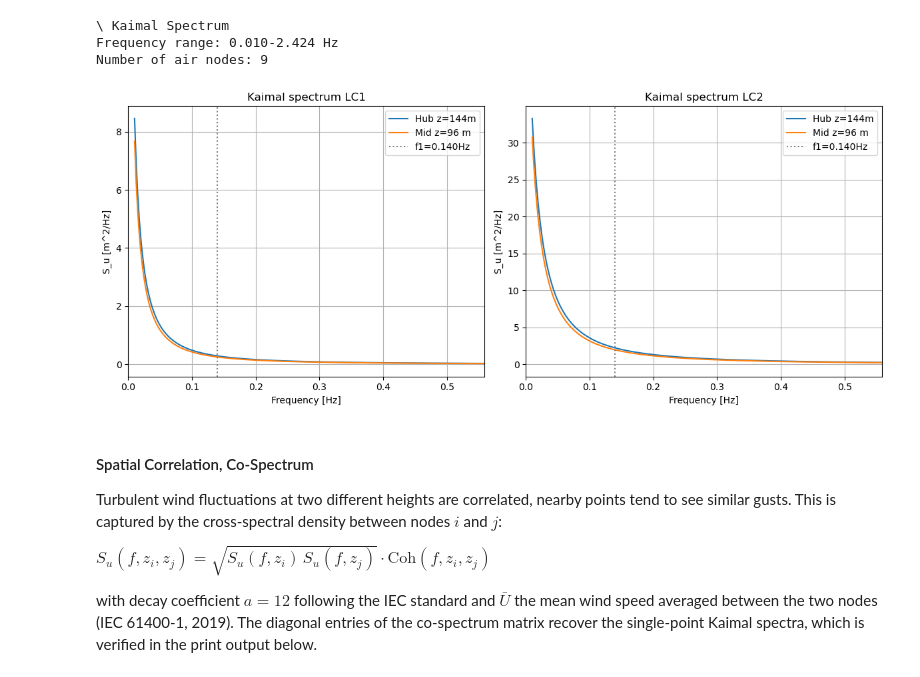
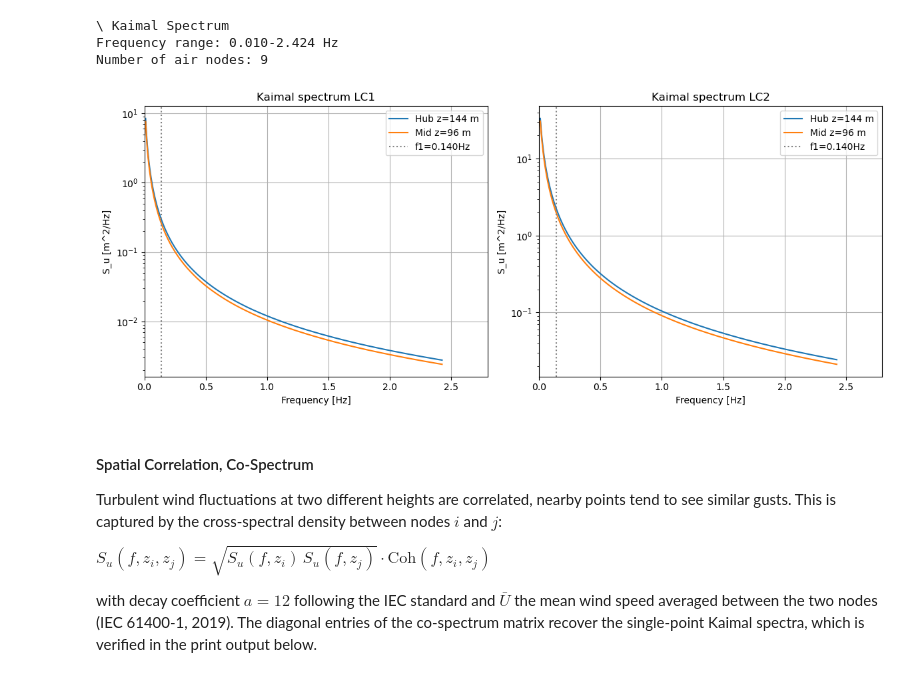
Before and after one commit to josems06-crypto/CIEM5220_WindWaves, a Jupyter notebook: WindWaveLoads.ipynb, the cells around one changed output. Cells and saved outputs as stored; diff of their text form; code cells hidden in the pictures.

```diff
--- a/WindWaveLoads.ipynb
+++ b/WindWaveLoads.ipynb
@@ -705,24 +705,25 @@ Frequency range: 0.010-2.424 Hz
 Number of air nodes: 9
 # %%
 # ==== PLOT: KAIMAL SPECTRUM ====
-mid=len(air_nodes) //2
-_, axes= plt.subplots(1, 2, figsize=(12, 5))
+mid = len(air_nodes) // 2
+fig, axes = plt.subplots(1, 2, figsize=(12, 5))
 
 for ax, S, lc in zip(axes, [S_kaimal_LC1, S_kaimal_LC2], ['LC1', 'LC2']):
-    ax.plot(f_axis, S[-1,:], label=f'Hub z={z_nodes[air_nodes[-1]]:.0f}m')
+    ax.plot(f_axis, S[-1, :], label=f'Hub z={z_nodes[air_nodes[-1]]:.0f} m')
     ax.plot(f_axis, S[mid, :], label=f'Mid z={z_nodes[air_nodes[mid]]:.0f} m')
     ax.axvline(f1, color='gray', linestyle=':', label=f'f1={f1:.3f}Hz')
     ax.set_xlabel('Frequency [Hz]')
     ax.set_ylabel('S_u [m^2/Hz]')
-    ax.set_xlim(0,4*f1)
+    ax.set_xlim(0, 20*f1)
     ax.set_title(f'Kaimal spectrum {lc}')
+    ax.set_yscale('log')
     ax.legend()
     ax.grid(True)
 
 plt.tight_layout()
 plt.show()
 # %% [output]
-[figure, old version]
+[figure, new version]
 # %% [markdown]
 #### Spatial Correlation, Co-Spectrum
 
```
Also changed, not shown: parts of 3 cells of this notebook.
